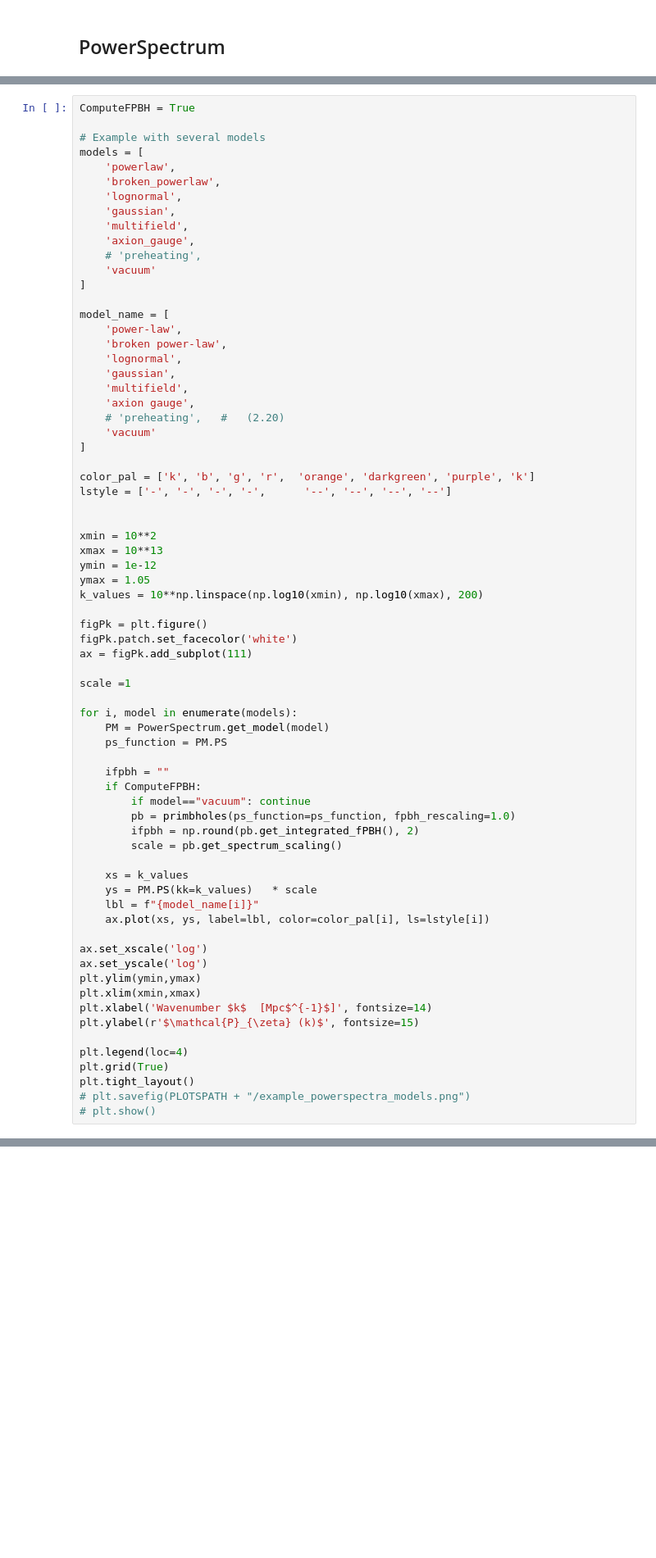
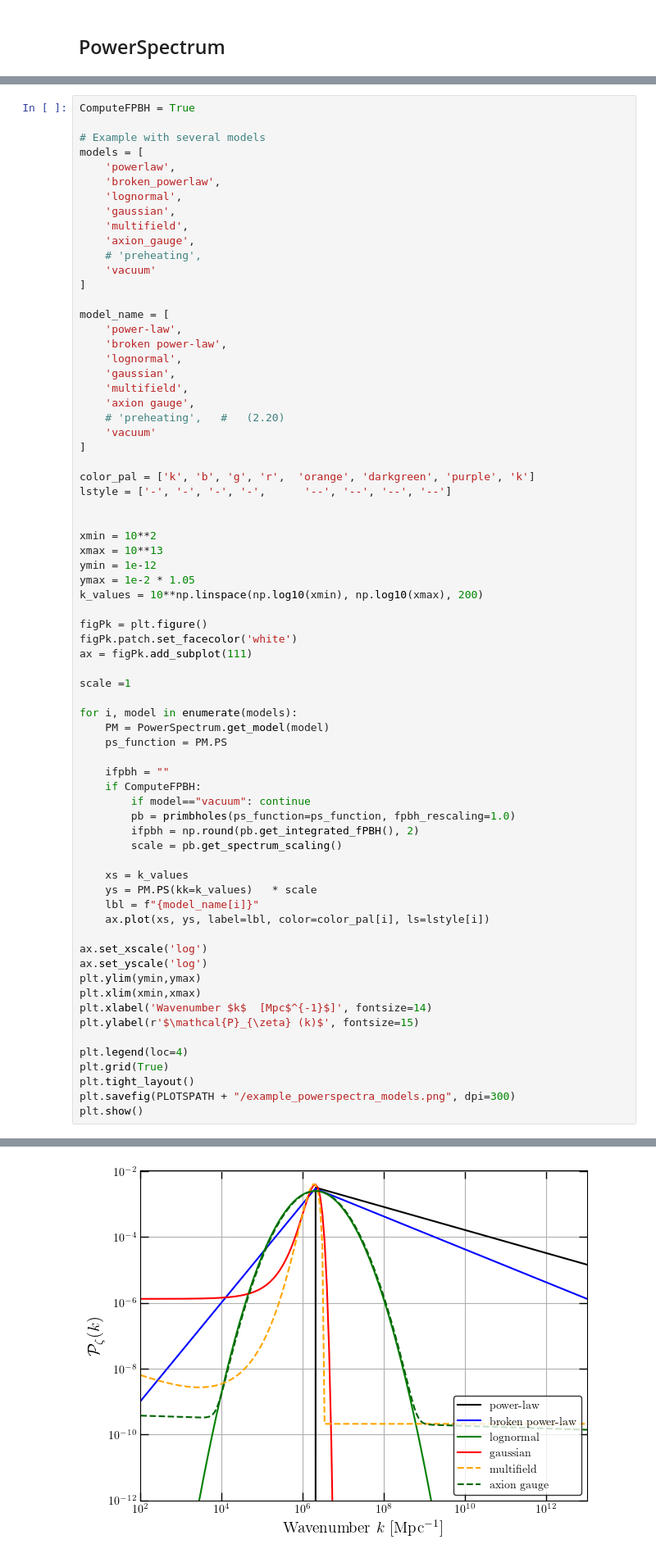
Before and after one commit to cjoana/LISA-PBH-WK, a Jupyter notebook: using_PrimBHoles.ipynb, the cells around one changed output, grey strips where cells are left out. Shown at 82% size. Saved outputs shown, nothing was run; the diff lists cells and outputs as text; blank space fills up the shorter version.

```diff
--- a/using_PrimBHoles.ipynb
+++ b/using_PrimBHoles.ipynb
@@ -126,7 +130,7 @@ lstyle = ['-', '-', '-', '-',      '--', '--', '--', '--']
 xmin = 10**2
 xmax = 10**13
 ymin = 1e-12
-ymax = 1.05
+ymax = 1e-2 * 1.05
 k_values = 10**np.linspace(np.log10(xmin), np.log10(xmax), 200)
 
 figPk = plt.figure()
@@ -161,8 +165,8 @@ plt.ylabel(r'$\mathcal{P}_{\zeta} (k)$', fontsize=15)
 plt.legend(loc=4)
 plt.grid(True)
 plt.tight_layout()
-# plt.savefig(PLOTSPATH + "/example_powerspectra_models.png")
-# plt.show()
+plt.savefig(PLOTSPATH + "/example_powerspectra_models.png", dpi=300)
+plt.show()
 # %% [output]
 Step 1b: Rescaling of the power spectrum to get f_PBH = 1.0
 scaling :  1e-05
@@ -201,0 +228 @@ scaling :  0.12215579163138754
+[figure, added]
```
Also changed, not shown: parts of 4 cells of this notebook, 2 other files.
